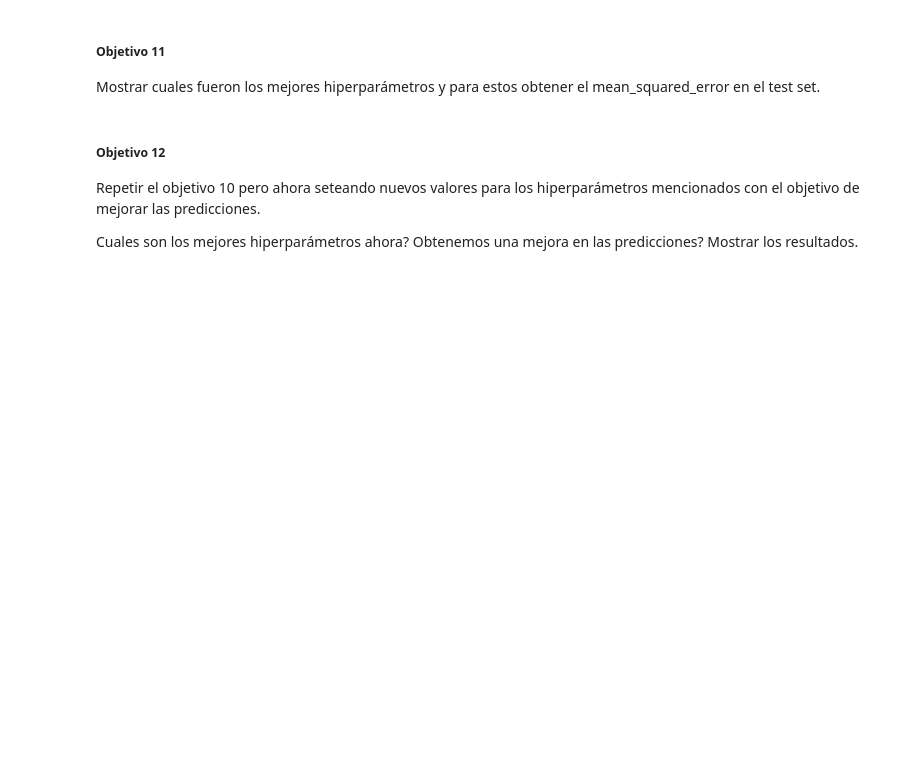
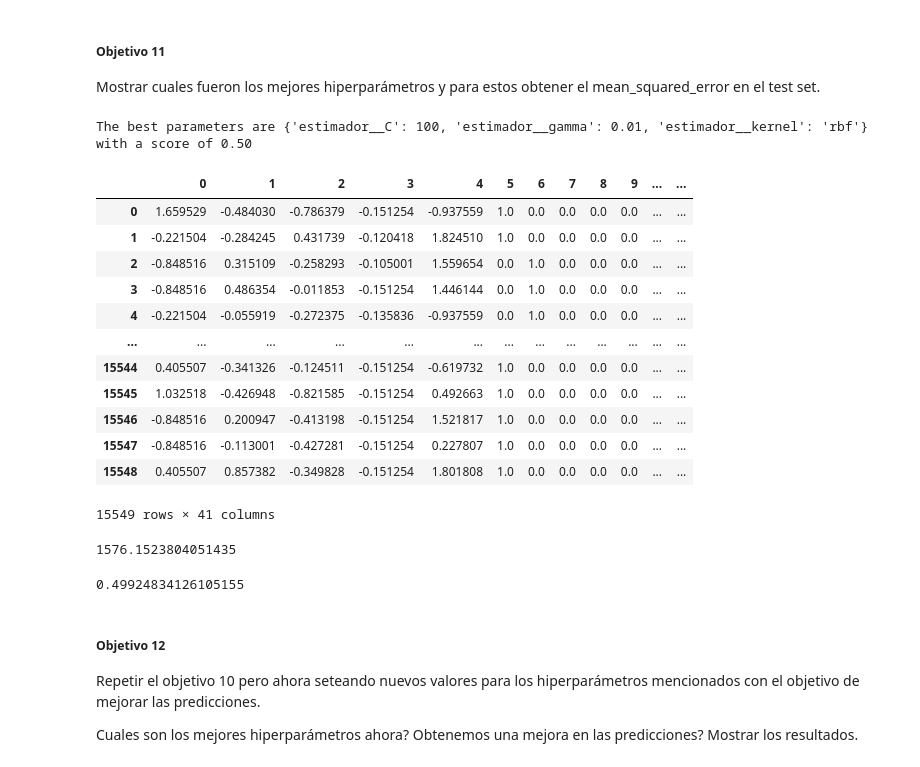
Before and after one commit to martinaiscar/data_science_utn_clusterai2022_middleprojects_aiscar, a Jupyter notebook: tp02/ClusterAI_TP2_Supervisado_martin_aiscar.ipynb, the cells around one changed output. Saved outputs shown, nothing was run; the diff lists cells and outputs as text; code cells hidden in the pictures; blank space fills up the shorter version.

```diff
--- a/tp02/ClusterAI_TP2_Supervisado_martin_aiscar.ipynb
+++ b/tp02/ClusterAI_TP2_Supervisado_martin_aiscar.ipynb
@@ -107,0 +271,6 @@ Obtener las predicciones y el "mean_squared_error" para el test set.
+# %%
+#Se realizan la predicciones con el dataset xtest escalado y se guarda en la variable pred para poder realizar metricas a futuro
+x_test_scal=pd.DataFrame(preprocessor.fit_transform(xtest))
+
+ypred=reg.predict(x_test_scal)
+ypred
@@ -116,3 +339,23 @@ Setear al parámetro "refit" en True y hacer 5 CrossValidation.
 ##### **Objetivo 11**
 
 Mostrar cuales fueron los mejores hiperparámetros y para estos obtener el mean_squared_error en el test set.
+# %%
+print("The best parameters are %s with a score of %0.2f" % (svreg.best_params_, svreg.best_score_))
+# %% [output]
+The best parameters are {'estimador__C': 100, 'estimador__gamma': 0.01, 'estimador__kernel': 'rbf'} with a score of 0.50
+# %%
+pd.DataFrame(preprocessor.fit_transform(xtest))
+# %% [output]
+|  | 0 | 1 | 2 | 3 | 4 | 5 | 6 | 7 | 8 | 9 | ... | ... |
+| 0 | 1.659529 | -0.484030 | -0.786379 | -0.151254 | -0.937559 | 1.0 | 0.0 | 0.0 | 0.0 | 0.0 | ... | ... |
+| 1 | -0.221504 | -0.284245 | 0.431739 | -0.120418 | 1.824510 | 1.0 | 0.0 | 0.0 | 0.0 | 0.0 | ... | ... |
+| 2 | -0.848516 | 0.315109 | -0.258293 | -0.105001 | 1.559654 | 0.0 | 1.0 | 0.0 | 0.0 | 0.0 | ... | ... |
+| 3 | -0.848516 | 0.486354 | -0.011853 | -0.151254 | 1.446144 | 0.0 | 1.0 | 0.0 | 0.0 | 0.0 | ... | ... |
+| 4 | -0.221504 | -0.055919 | -0.272375 | -0.135836 | -0.937559 | 0.0 | 1.0 | 0.0 | 0.0 | 0.0 | ... | ... |
+| ... | ... | ... | ... | ... | ... | ... | ... | ... | ... | ... | ... | ... |
+| 15544 | 0.405507 | -0.341326 | -0.124511 | -0.151254 | -0.619732 | 1.0 | 0.0 | 0.0 | 0.0 | 0.0 | ... | ... |
+| 15545 | 1.032518 | -0.426948 | -0.821585 | -0.151254 | 0.492663 | 1.0 | 0.0 | 0.0 | 0.0 | 0.0 | ... | ... |
+| 15546 | -0.848516 | 0.200947 | -0.413198 | -0.151254 | 1.521817 | 1.0 | 0.0 | 0.0 | 0.0 | 0.0 | ... | ... |
+| 15547 | -0.848516 | -0.113001 | -0.427281 | -0.151254 | 0.227807 | 1.0 | 0.0 | 0.0 | 0.0 | 0.0 | ... | ... |
+| 15548 | 0.405507 | 0.857382 | -0.349828 | -0.151254 | 1.801808 | 1.0 | 0.0 | 0.0 | 0.0 | 0.0 | ... | ... |
+15549 rows × 41 columns
@@ -119,3 +364,11 @@ Mostrar cuales fueron los mejores hiperparámetros y para estos obtener el mean_
+# %%
+mean_squared_error(ytest,ypred)
+# %% [output]
+1576.1523804051435
+# %%
+print(svreg.score(xtest,ytest.ravel()))
+# %% [output]
+0.49924834126105155
 # %% [markdown]
 ##### **Objetivo 12**
 Repetir el objetivo 10 pero ahora seteando nuevos valores para los hiperparámetros mencionados con el objetivo de mejorar las predicciones.
```
Also changed, not shown: parts of 44 cells of this notebook.
